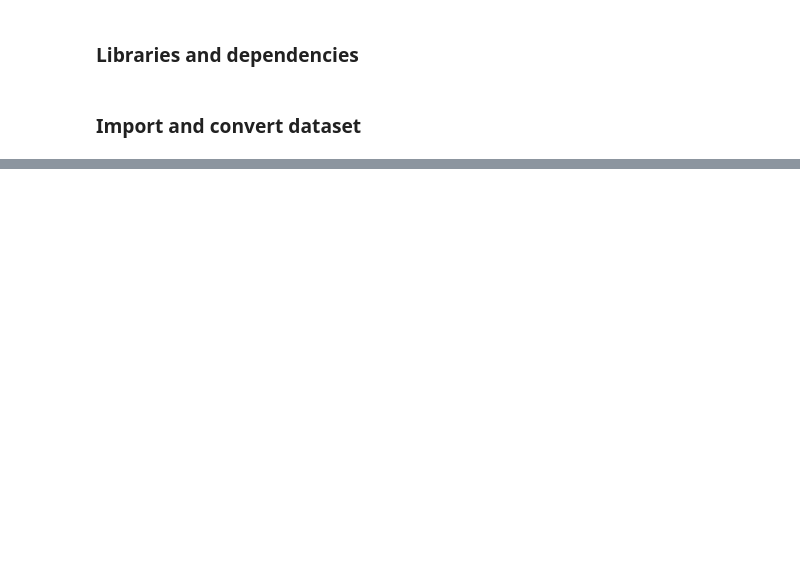
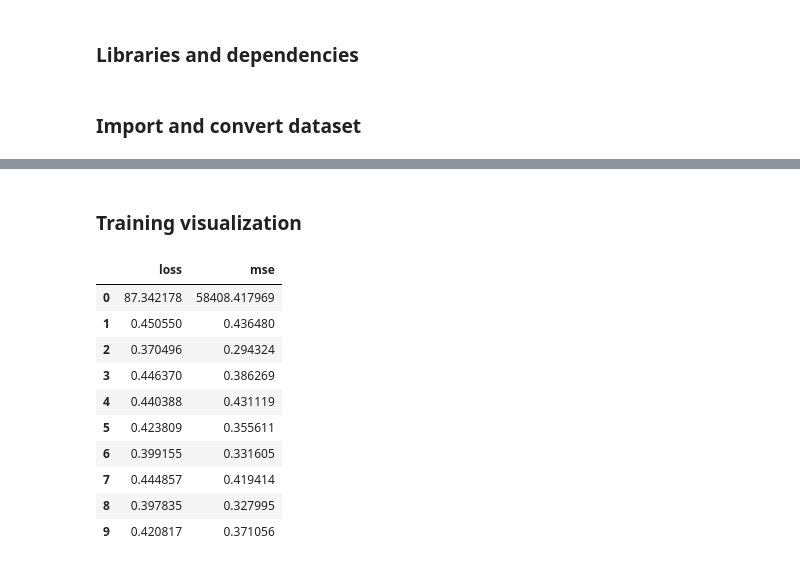
Before and after one commit to nigelraymundo/NASA_B0005_Regression_v1, a Jupyter notebook: NASA_Dataset_Regression_Model.ipynb, the cells around one changed output, grey strips where cells are left out. Drawn from its saved outputs; the diff is of its cells as text; code cells hidden in the pictures; blank space fills up the shorter version.

```diff
--- a/NASA_Dataset_Regression_Model.ipynb
+++ b/NASA_Dataset_Regression_Model.ipynb
@@ -55,0 +81,16 @@ input_test[0].numpy()
+# %% [markdown]
+### Training visualization
+# %%
+pd.DataFrame(history.history)
+# %% [output]
+|  | loss | mse |
+| 0 | 87.342178 | 58408.417969 |
+| 1 | 0.450550 | 0.436480 |
+| 2 | 0.370496 | 0.294324 |
+| 3 | 0.446370 | 0.386269 |
+| 4 | 0.440388 | 0.431119 |
+| 5 | 0.423809 | 0.355611 |
+| 6 | 0.399155 | 0.331605 |
+| 7 | 0.444857 | 0.419414 |
+| 8 | 0.397835 | 0.327995 |
+| 9 | 0.420817 | 0.371056 |
```
Also changed, not shown: parts of 17 cells of this notebook.
